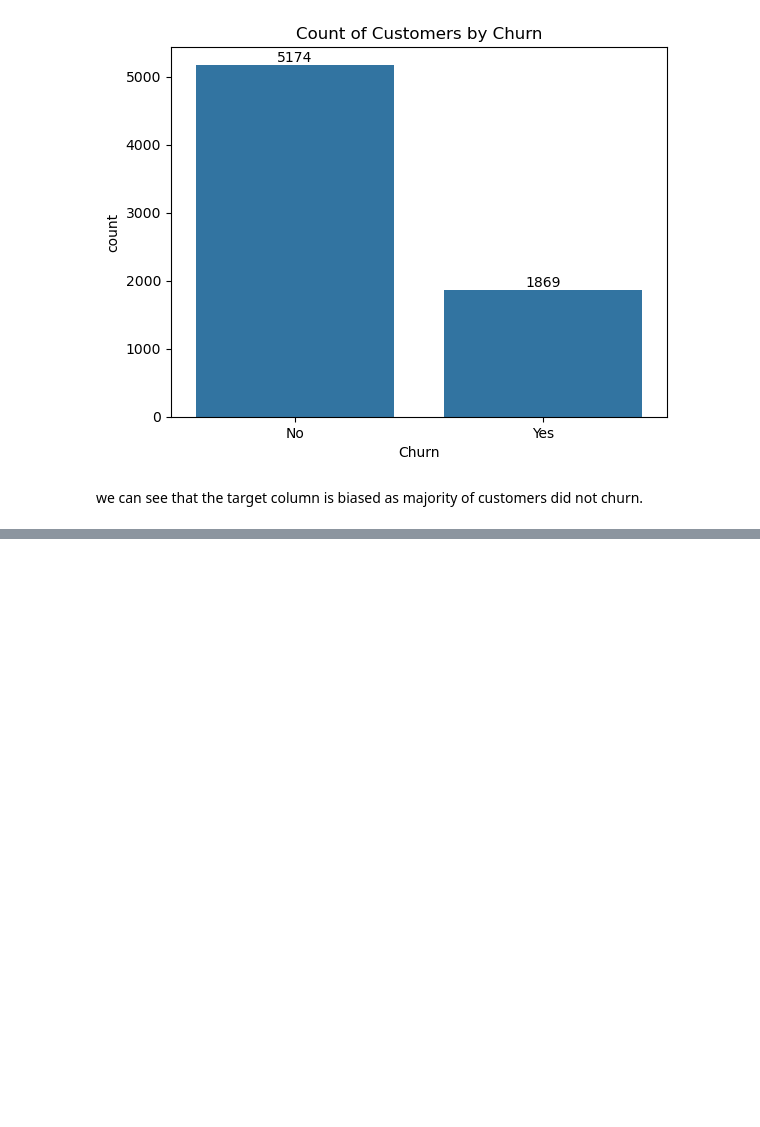
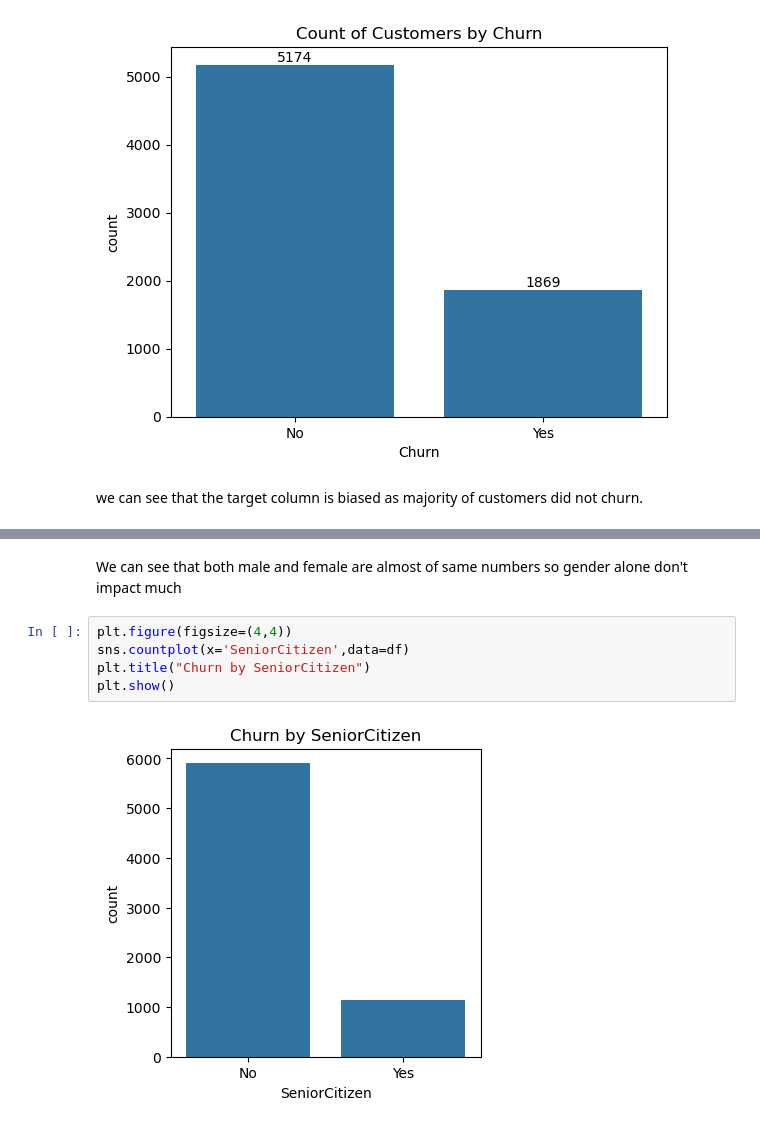
Before and after one commit to AjitaGiri/python_pandas, a Jupyter notebook: Churn_prediction.ipynb, the cells around one changed output, grey strips where cells are left out. Saved outputs shown, nothing was run; the diff lists cells and outputs as text; blank space fills up the shorter version.

```diff
--- a/Churn_prediction.ipynb
+++ b/Churn_prediction.ipynb
@@ -178,0 +180,9 @@ plt.show()
+# %% [markdown]
+We can see that both male and female are almost of same numbers so gender alone don't impact much
+# %%
+plt.figure(figsize=(4,4))
+sns.countplot(x='SeniorCitizen',data=df)
+plt.title("Churn by SeniorCitizen")
+plt.show()
+# %% [output]
+[figure, added]
```
Also changed, not shown: parts of 27 cells of this notebook.
